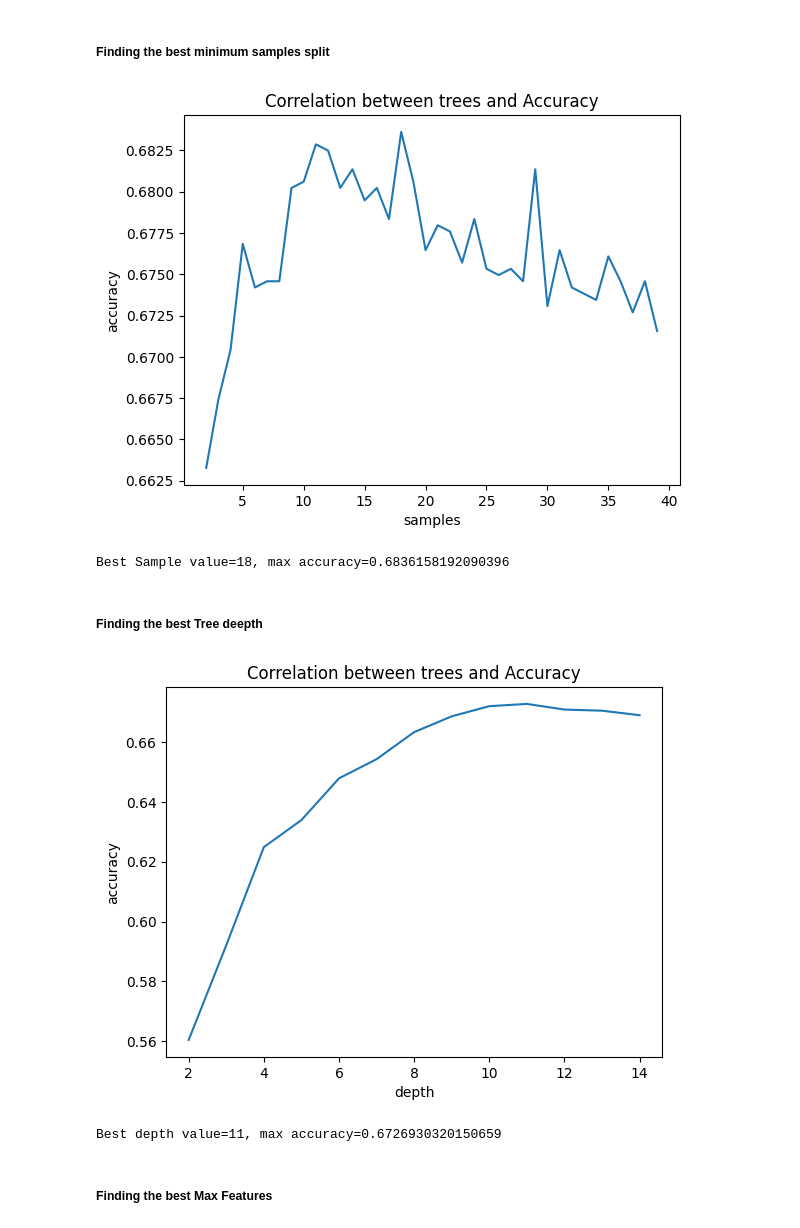
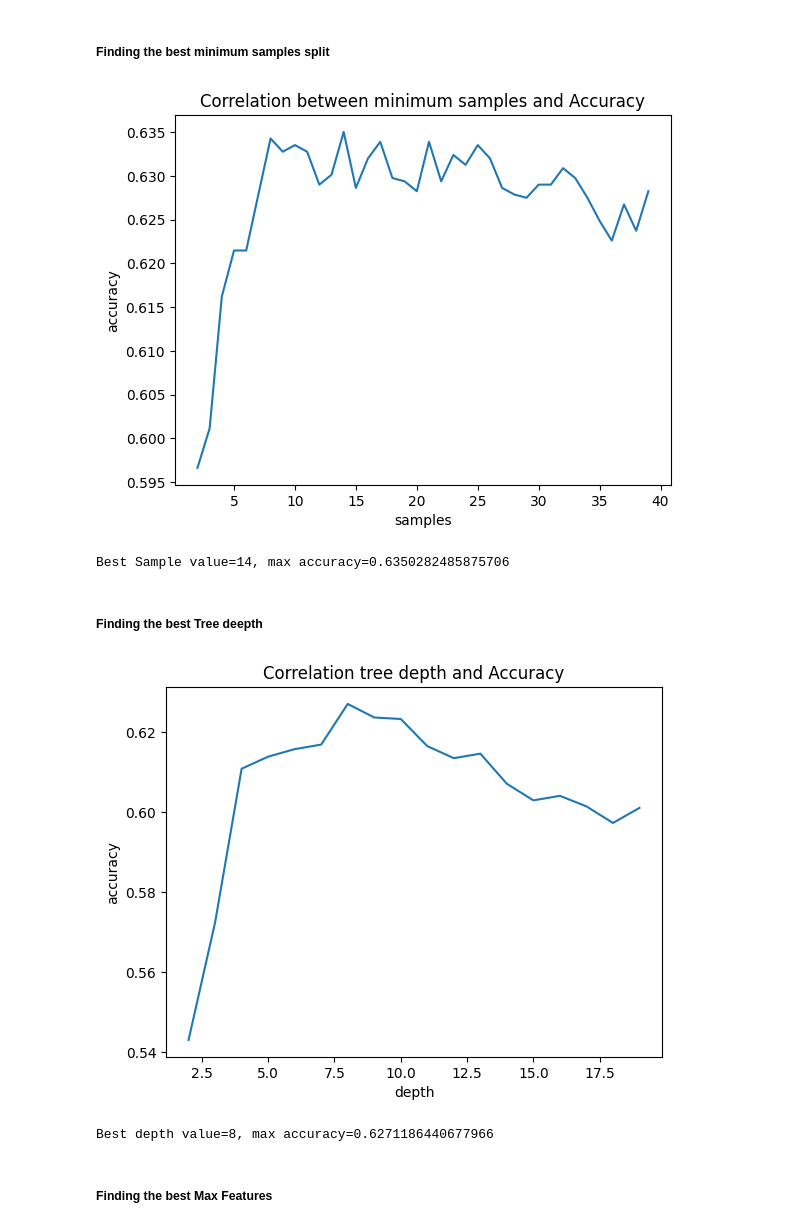
Before and after one commit to Grupo-2-LabIACD/Project-LabIACD, a Jupyter notebook: RandomForest.ipynb, the cells around one changed output. Cells and saved outputs as stored; diff of their text form; code cells hidden in the pictures.

```diff
--- a/RandomForest.ipynb
+++ b/RandomForest.ipynb
@@ -120,10 +119,10 @@ for i in range (a,b,10):
     average_accuracy=0
 
     for k in range (5):
-        RandomForest = RandomForestClassifier(n_estimators=i, n_jobs=(-1))
-        RandomForest.fit(features_treino,has_cancer_treino)
-        has_cancer_prediction=RandomForest.predict(features_teste)
-        accuracy = accuracy_score(has_cancer_teste, has_cancer_prediction)
+        RandomForesttree = RandomForestClassifier(n_estimators=i, n_jobs=(-1))
+        RandomForesttree.fit(features_treino,has_cancer_treino)
+        has_cancer_predictiontree=RandomForesttree.predict(features_teste)
+        accuracy = accuracy_score(has_cancer_teste, has_cancer_predictiontree)
         average_accuracy+=accuracy
     values.append(average_accuracy/5)
     treenumber.append(i)
@@ -155,19 +154,19 @@ accuracy_logloss=0
 for i in range (5):
     RandomForestGini = RandomForestClassifier(criterion="gini", n_jobs=(-1))
     RandomForestGini.fit(features_treino,has_cancer_treino)
-    has_cancer_predictionGini=RandomForest.predict(features_teste)
+    has_cancer_predictionGini=RandomForestGini.predict(features_teste)
     accuracy_gini_iter = accuracy_score(has_cancer_teste, has_cancer_predictionGini)
     accuracy_gini+=accuracy_gini_iter
 
     RandomForestEntropy = RandomForestClassifier(criterion="entropy", n_jobs=(-1))
     RandomForestEntropy.fit(features_treino,has_cancer_treino)
-    has_cancer_predictionEntropy=RandomForest.predict(features_teste)
+    has_cancer_predictionEntropy=RandomForestEntropy.predict(features_teste)
     accuracy_entropy_iter = accuracy_score(has_cancer_teste, has_cancer_predictionEntropy)
     accuracy_entropy+=accuracy_entropy_iter
 
     RandomForestlogloss = RandomForestClassifier(criterion="log_loss", n_jobs=(-1))
     RandomForestlogloss.fit(features_treino,has_cancer_treino)
-    has_cancer_predictionlogloss=RandomForest.predict(features_teste)
+    has_cancer_predictionlogloss=RandomForestlogloss.predict(features_teste)
     accuracy_logloss_iter = accuracy_score(has_cancer_teste, has_cancer_predictionlogloss)
     accuracy_logloss+=accuracy_logloss_iter
 
@@ -197,49 +196,49 @@ Best criterion = log_loss with an accuracy of = 0.6629001883239172
 # %%
 lower=2
 upper=40
 values=[]
 samplesnumber=[]
 for i in range (lower,upper):
     average_accuracy=0
 
     for k in range (5):
-        RandomForest = RandomForestClassifier(min_samples_split=i, n_jobs=(-1))
-        RandomForest.fit(features_treino,has_cancer_treino)
-        has_cancer_prediction=RandomForest.predict(features_teste)
-        accuracy = accuracy_score(has_cancer_teste, has_cancer_prediction)
+        RandomForestSamples = RandomForestClassifier(min_samples_split=i, n_jobs=(-1))
+        RandomForestSamples.fit(features_treino,has_cancer_treino)
+        has_cancer_predictionsamples=RandomForestSamples.predict(features_teste)
+        accuracy = accuracy_score(has_cancer_teste, has_cancer_predictionsamples)
         average_accuracy+=accuracy
     values.append(average_accuracy/5)
     samplesnumber.append(i)
 
 pyplot.plot(samplesnumber,values )
 pyplot.xlabel('samples')
 pyplot.ylabel('accuracy')
-pyplot.title('Correlation between trees and Accuracy')
+pyplot.title('Correlation between minimum samples and Accuracy')
 pyplot.show()
 
 
 values=np.array(values)
 index=np.where(values==np.max(values))
 bestsample=samplesnumber[index[0][0]]
 print(f"Best Sample value={bestsample}, max accuracy={np.max(values)}")
 # %% [output]
-[figure, old version]
+[figure, new version]
-Best Sample value=18, max accuracy=0.6836158192090396
+Best Sample value=14, max accuracy=0.6350282485875706
 # %% [markdown]
 ##### Finding the best Tree deepth
 # %%
 lower=2
-upper=15
+upper=20
 values=[]
 depthnumber=[]
 for i in range (lower,upper):
     average_accuracy=0
 
     for k in range (5):
-        RandomForest = RandomForestClassifier(max_depth=i, n_jobs=(-1))
-        RandomForest.fit(features_treino,has_cancer_treino)
-        has_cancer_prediction=RandomForest.predict(features_teste)
-        accuracy = accuracy_score(has_cancer_teste, has_cancer_prediction)
+        RandomForestdepth = RandomForestClassifier(max_depth=i, n_jobs=(-1))
+        RandomForestdepth.fit(features_treino,has_cancer_treino)
+        has_cancer_predictiondepth=RandomForestdepth.predict(features_teste)
+        accuracy = accuracy_score(has_cancer_teste, has_cancer_predictiondepth)
         average_accuracy+=accuracy
     values.append(average_accuracy/5)
     depthnumber.append(i)
@@ -249,7 +248,7 @@ for i in range (lower,upper):
 pyplot.plot(depthnumber,values )
 pyplot.xlabel('depth')
 pyplot.ylabel('accuracy')
-pyplot.title('Correlation between trees and Accuracy')
+pyplot.title('Correlation tree depth and Accuracy')
 pyplot.show()
 
 values=np.array(values)
@@ -257,8 +256,8 @@ index=np.where(values==np.max(values))
 bestdepthnumber=depthnumber[index[0][0]]
 print(f"Best depth value={bestdepthnumber}, max accuracy={np.max(values)}")
 # %% [output]
-[figure, old version]
+[figure, new version]
-Best depth value=11, max accuracy=0.6726930320150659
+Best depth value=8, max accuracy=0.6271186440677966
 # %% [markdown]
 ##### Finding the best Max Features
 # %% [markdown]
```
Also changed, not shown: parts of 24 cells of this notebook, 3 other files.
